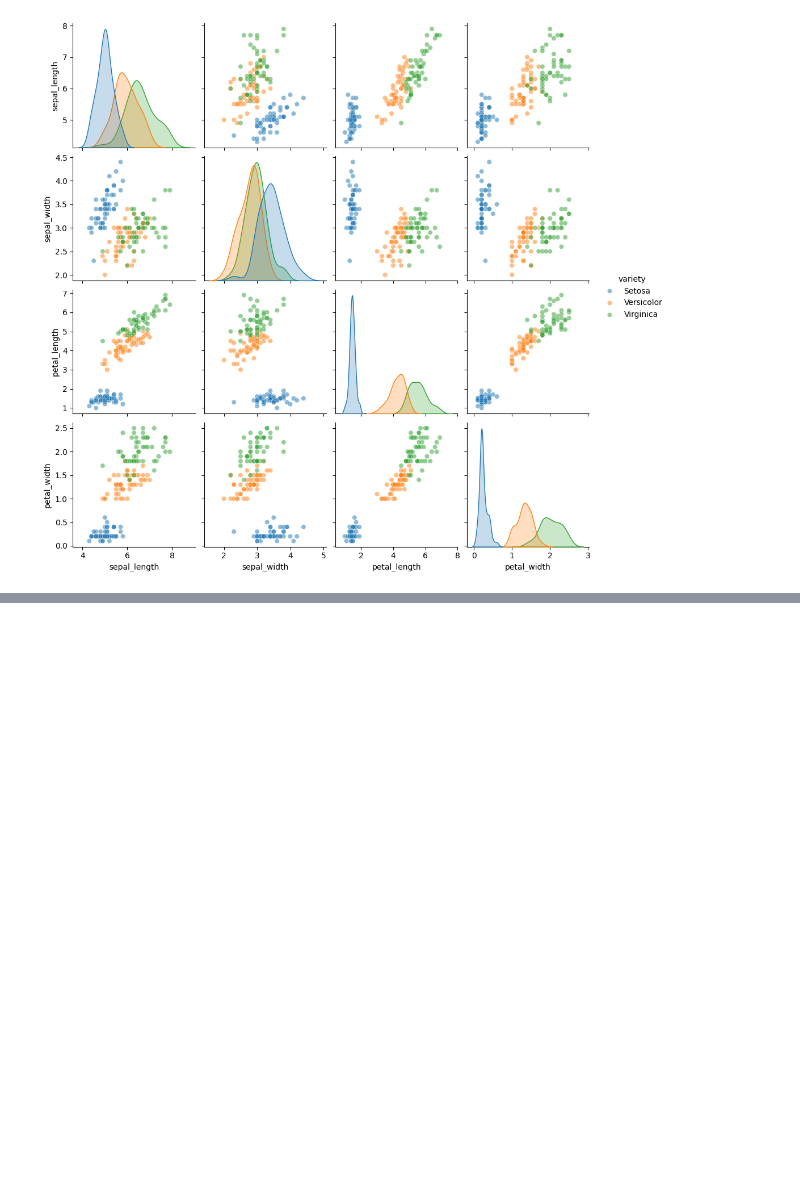
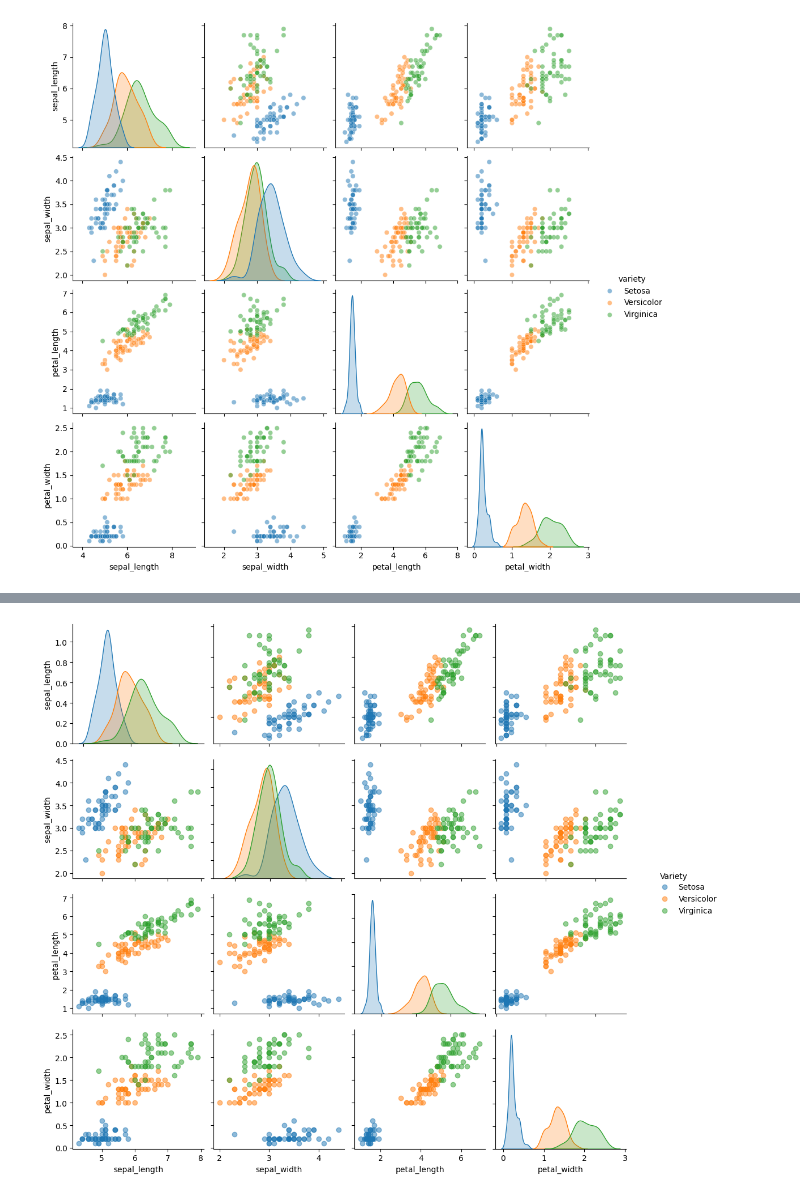
Before and after one commit to s34836/EWD, a Jupyter notebook: lab4.ipynb, the cells around one changed output, grey strips where cells are left out. Saved outputs shown, nothing was run; the diff lists cells and outputs as text; code cells hidden in the pictures; blank space fills up the shorter version.

```diff
--- a/lab4.ipynb
+++ b/lab4.ipynb
@@ -168,3 +170,54 @@ plt.show()
+# %%
+features = df.columns[:-1]
+variety = np.array(df['variety'].unique())
+fig, axes = plt.subplots(nrows=len(features), ncols=len(features), figsize=(12, 10))
+
+for x, variety in enumerate(variety):
+  df_subset = df[df['variety'] == variety]
+  for i, row in enumerate(features):
+      for j, col in enumerate(features):
+          if i == j:
+            sns.kdeplot(df_subset[col], fill=True, ax=axes[i, j], label=variety)
+            if i != 0:
+              axes[i, j].set_ylabel('')
+            if j!= len(features) - 1:
+              axes[i, j].set_xlabel('')
+          else:
+            axes[i, j].scatter(df_subset[col], df_subset[row], alpha=0.5, label=variety)
+          # Teraz sprawa cyferek na rantach
+          if j != 0:
+              axes[i, j].set_yticklabels([])
+          if i != len(features) - 1:
+              axes[i, j].set_xticklabels([])
+
+          axes[i, j].tick_params(axis='both', which='both',
+                           labelbottom=(i == len(features) - 1),
+                           labelleft=(j == 0))
+
+
+#labelki
+for i, row in enumerate(features):
+    for j, col in enumerate(features):
+        if i == len(features) - 1:
+            axes[i, j].set_xlabel(col)
+        if j == 0:
+            axes[i, j].set_ylabel(row)
+
+plt.tight_layout()
+
+# legenda
+handles, labels = axes[0, 1].get_legend_handles_labels()
+fig.legend(handles, labels, loc='center right', borderaxespad=0, frameon=False)
+plt.subplots_adjust(right=0.87)
+plt.figtext(0.92, 0.54, 'Variety', ha='left', va='center')
+
+#remove right and top border
+sns.despine()
+
+
+plt.show()
+# %% [output]
+[figure, added]
 # %%
 features = df.columns[:-1]
 variety = np.array(df['variety'].unique())
```
Also changed, not shown: parts of 4 cells of this notebook.
